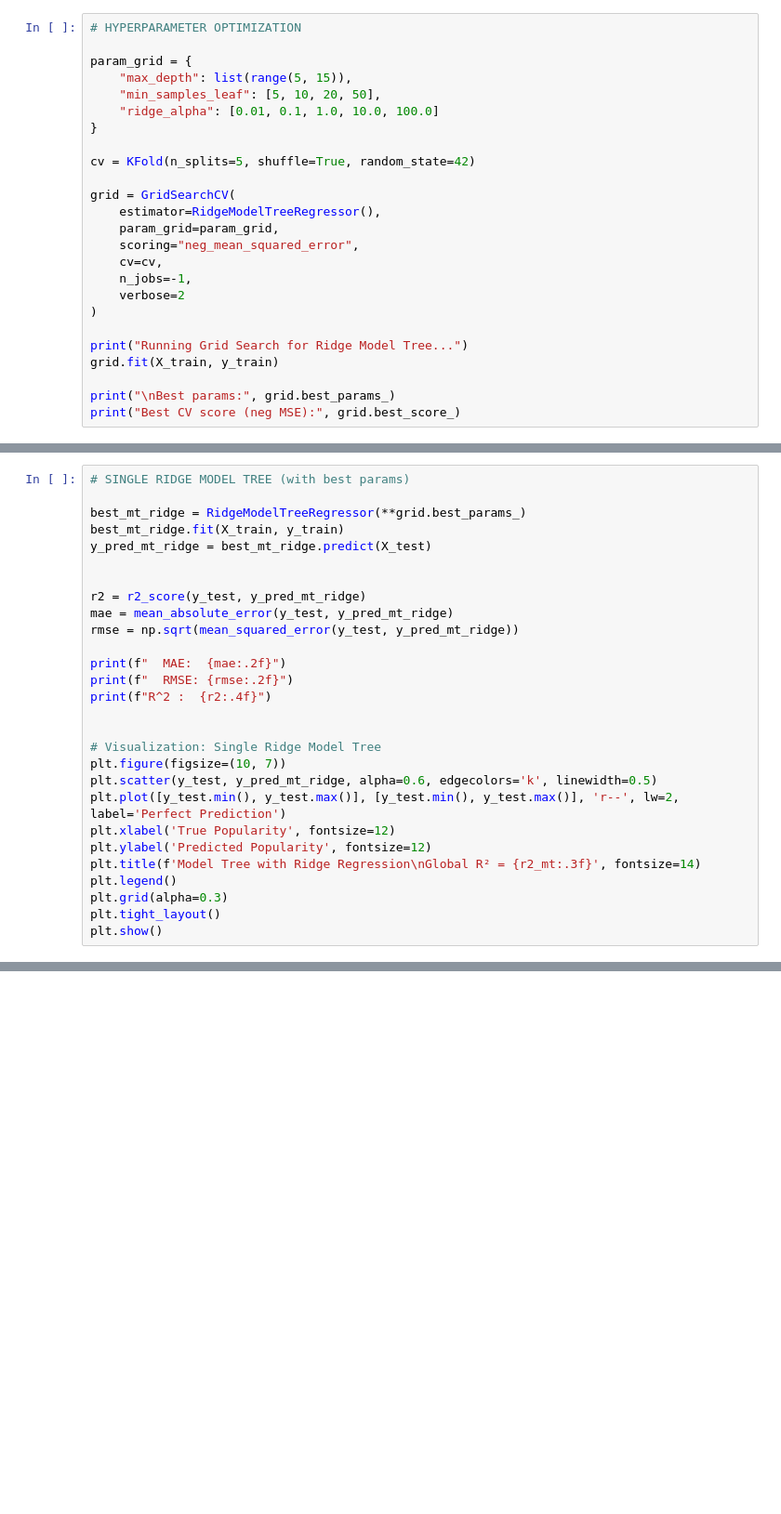
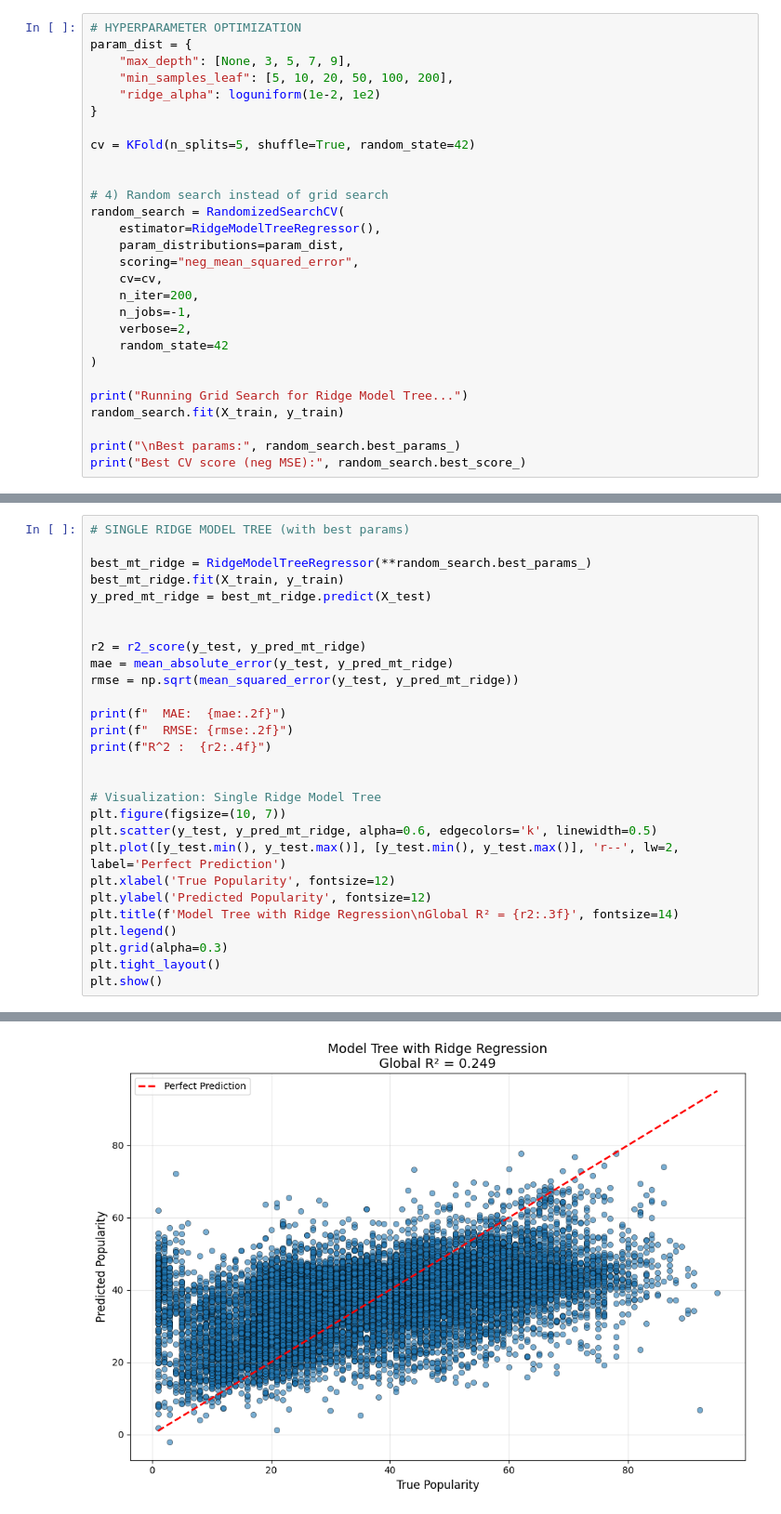
Before and after one commit to clara-opp/datamining_group12, a Jupyter notebook: no zero models/nz_model_tree_ridge.ipynb, the cells around one changed output, grey strips where cells are left out. Shown at 93% size. Drawn from its saved outputs; the diff is of its cells as text; blank space fills up the shorter version.

Commit message:
new model random searches

```diff
--- a/no zero models/nz_model_tree_ridge.ipynb
+++ b/no zero models/nz_model_tree_ridge.ipynb
@@ -56,28 +63,31 @@ y_test = pd.read_csv("../data/y_test_nz.csv").iloc[:, 0]
 # %%
 # HYPERPARAMETER OPTIMIZATION
-
-param_grid = {
-    "max_depth": list(range(5, 15)),
-    "min_samples_leaf": [5, 10, 20, 50],
-    "ridge_alpha": [0.01, 0.1, 1.0, 10.0, 100.0]
+param_dist = {
+    "max_depth": [None, 3, 5, 7, 9],
+    "min_samples_leaf": [5, 10, 20, 50, 100, 200],
+    "ridge_alpha": loguniform(1e-2, 1e2)
 }
 
 cv = KFold(n_splits=5, shuffle=True, random_state=42)
 
-grid = GridSearchCV(
+
+# 4) Random search instead of grid search
+random_search = RandomizedSearchCV(
     estimator=RidgeModelTreeRegressor(),
-    param_grid=param_grid,
+    param_distributions=param_dist,
     scoring="neg_mean_squared_error",
     cv=cv,
+    n_iter=200,
     n_jobs=-1,
-    verbose=2
+    verbose=2,
+    random_state=42
 )
 
 print("Running Grid Search for Ridge Model Tree...")
-grid.fit(X_train, y_train)
+random_search.fit(X_train, y_train)
 
-print("\nBest params:", grid.best_params_)
-print("Best CV score (neg MSE):", grid.best_score_)
+print("\nBest params:", random_search.best_params_)
+print("Best CV score (neg MSE):", random_search.best_score_)
 # %% [output]
 Running Grid Search for Ridge Model Tree...
 Fitting 5 folds for each of 200 candidates, totalling 1000 fits
@@ -84,7 +111,7 @@ Fitting 5 folds for each of 200 candidates, totalling 1000 fits
 # %%
 # SINGLE RIDGE MODEL TREE (with best params)
 
-best_mt_ridge = RidgeModelTreeRegressor(**grid.best_params_)
+best_mt_ridge = RidgeModelTreeRegressor(**random_search.best_params_)
 best_mt_ridge.fit(X_train, y_train)
 y_pred_mt_ridge = best_mt_ridge.predict(X_test)
 
@@ -104,8 +131,9 @@ plt.scatter(y_test, y_pred_mt_ridge, alpha=0.6, edgecolors='k', linewidth=0.5)
 plt.plot([y_test.min(), y_test.max()], [y_test.min(), y_test.max()], 'r--', lw=2, label='Perfect Prediction')
 plt.xlabel('True Popularity', fontsize=12)
 plt.ylabel('Predicted Popularity', fontsize=12)
-plt.title(f'Model Tree with Ridge Regression\nGlobal R² = {r2_mt:.3f}', fontsize=14)
+plt.title(f'Model Tree with Ridge Regression\nGlobal R² = {r2:.3f}', fontsize=14)
 plt.legend()
 plt.grid(alpha=0.3)
 plt.tight_layout()
 plt.show()
+# %% [output]
@@ -111,0 +143 @@ plt.show()
+[figure, added]
```
Also changed, not shown: parts of 14 cells of this notebook, 13 other files.
